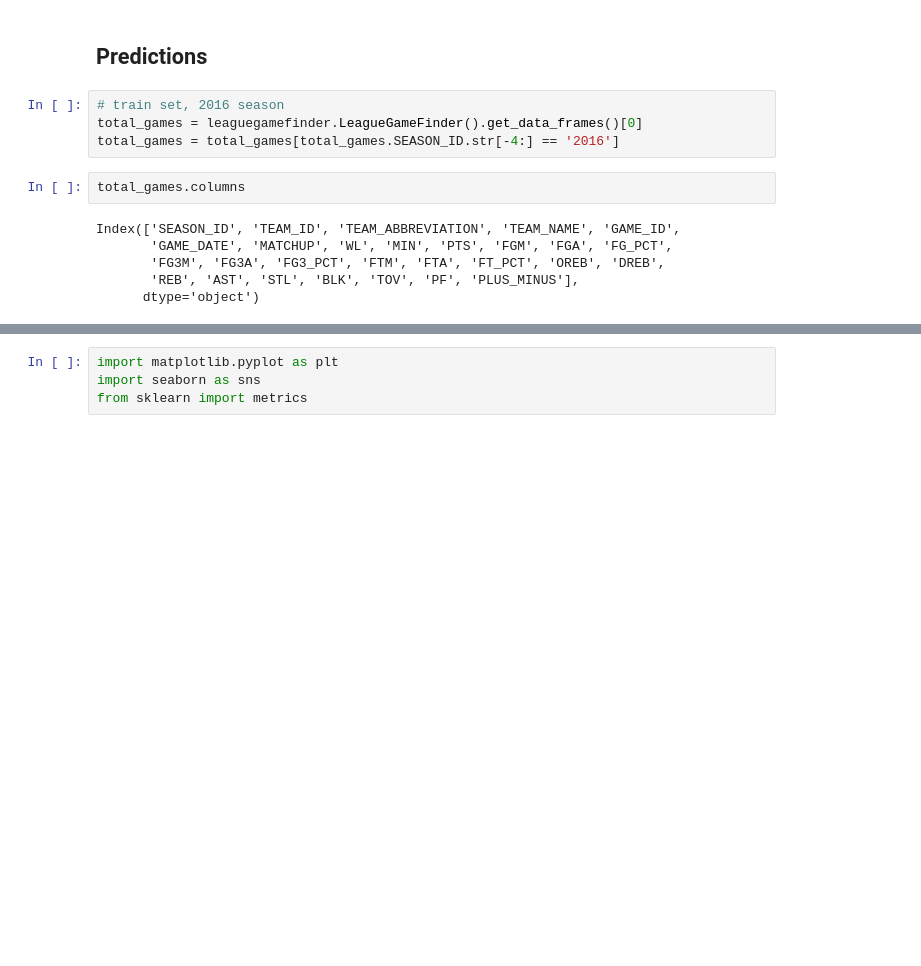
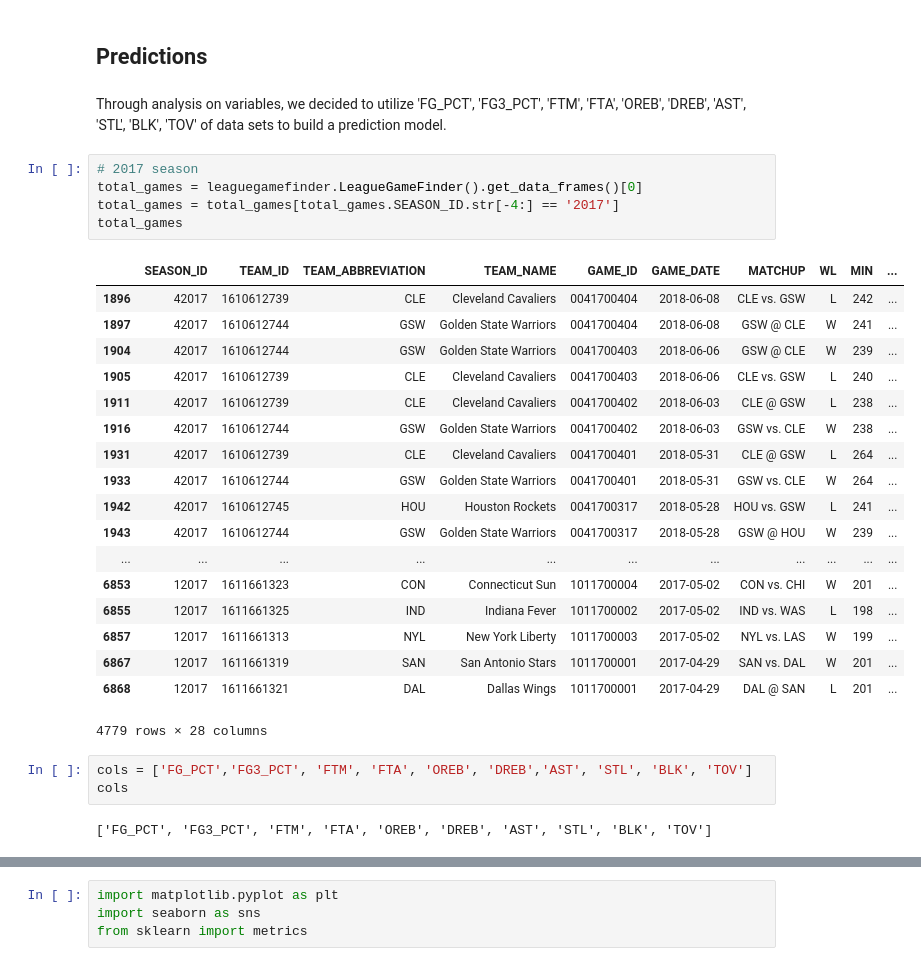
Before and after one commit to Seungmi122/STA141B_final_project, a Jupyter notebook: final_project_sm.ipynb, the cells around one changed output, grey strips where cells are left out. Saved outputs shown, nothing was run; the diff lists cells and outputs as text; blank space fills up the shorter version.

```diff
--- a/final_project_sm.ipynb
+++ b/final_project_sm.ipynb
@@ -169,15 +156,34 @@ Text(0, 0.5, 'Counts')
 [figure]
 # %% [markdown]
 ## Predictions
+# %% [markdown]
+Through analysis on variables, we decided to utilize 'FG_PCT', 'FG3_PCT', 'FTM', 'FTA', 'OREB', 'DREB', 'AST', 'STL', 'BLK', 'TOV' of data sets to build a prediction model.
 # %%
-# train set, 2016 season
+# 2017 season
 total_games = leaguegamefinder.LeagueGameFinder().get_data_frames()[0]
-total_games = total_games[total_games.SEASON_ID.str[-4:] == '2016']
+total_games = total_games[total_games.SEASON_ID.str[-4:] == '2017']
+total_games
+# %% [output]
+|  | SEASON_ID | TEAM_ID | TEAM_ABBREVIATION | TEAM_NAME | GAME_ID | GAME_DATE | MATCHUP | WL | MIN | ... |
+| 1896 | 42017 | 1610612739 | CLE | Cleveland Cavaliers | 0041700404 | 2018-06-08 | CLE vs. GSW | L | 242 | ... |
+| 1897 | 42017 | 1610612744 | GSW | Golden State Warriors | 0041700404 | 2018-06-08 | GSW @ CLE | W | 241 | ... |
+| 1904 | 42017 | 1610612744 | GSW | Golden State Warriors | 0041700403 | 2018-06-06 | GSW @ CLE | W | 239 | ... |
+| 1905 | 42017 | 1610612739 | CLE | Cleveland Cavaliers | 0041700403 | 2018-06-06 | CLE vs. GSW | L | 240 | ... |
+| 1911 | 42017 | 1610612739 | CLE | Cleveland Cavaliers | 0041700402 | 2018-06-03 | CLE @ GSW | L | 238 | ... |
+| 1916 | 42017 | 1610612744 | GSW | Golden State Warriors | 0041700402 | 2018-06-03 | GSW vs. CLE | W | 238 | ... |
+| 1931 | 42017 | 1610612739 | CLE | Cleveland Cavaliers | 0041700401 | 2018-05-31 | CLE @ GSW | L | 264 | ... |
+| 1933 | 42017 | 1610612744 | GSW | Golden State Warriors | 0041700401 | 2018-05-31 | GSW vs. CLE | W | 264 | ... |
+| 1942 | 42017 | 1610612745 | HOU | Houston Rockets | 0041700317 | 2018-05-28 | HOU vs. GSW | L | 241 | ... |
+| 1943 | 42017 | 1610612744 | GSW | Golden State Warriors | 0041700317 | 2018-05-28 | GSW @ HOU | W | 239 | ... |
+| ... | ... | ... | ... | ... | ... | ... | ... | ... | ... | ... |
+| 6853 | 12017 | 1611661323 | CON | Connecticut Sun | 1011700004 | 2017-05-02 | CON vs. CHI | W | 201 | ... |
+| 6855 | 12017 | 1611661325 | IND | Indiana Fever | 1011700002 | 2017-05-02 | IND vs. WAS | L | 198 | ... |
+| 6857 | 12017 | 1611661313 | NYL | New York Liberty | 1011700003 | 2017-05-02 | NYL vs. LAS | W | 199 | ... |
+| 6867 | 12017 | 1611661319 | SAN | San Antonio Stars | 1011700001 | 2017-04-29 | SAN vs. DAL | W | 201 | ... |
+| 6868 | 12017 | 1611661321 | DAL | Dallas Wings | 1011700001 | 2017-04-29 | DAL @ SAN | L | 201 | ... |
+4779 rows × 28 columns
-# %%
-total_games.columns
-# %% [output]
-Index(['SEASON_ID', 'TEAM_ID', 'TEAM_ABBREVIATION', 'TEAM_NAME', 'GAME_ID',
-       'GAME_DATE', 'MATCHUP', 'WL', 'MIN', 'PTS', 'FGM', 'FGA', 'FG_PCT',
-       'FG3M', 'FG3A', 'FG3_PCT', 'FTM', 'FTA', 'FT_PCT', 'OREB', 'DREB',
-       'REB', 'AST', 'STL', 'BLK', 'TOV', 'PF', 'PLUS_MINUS'],
-      dtype='object')
+# %%
+cols = ['FG_PCT','FG3_PCT', 'FTM', 'FTA', 'OREB', 'DREB','AST', 'STL', 'BLK', 'TOV']
+cols
+# %% [output]
+['FG_PCT', 'FG3_PCT', 'FTM', 'FTA', 'OREB', 'DREB', 'AST', 'STL', 'BLK', 'TOV']
```
Also changed, not shown: parts of 29 cells of this notebook.
